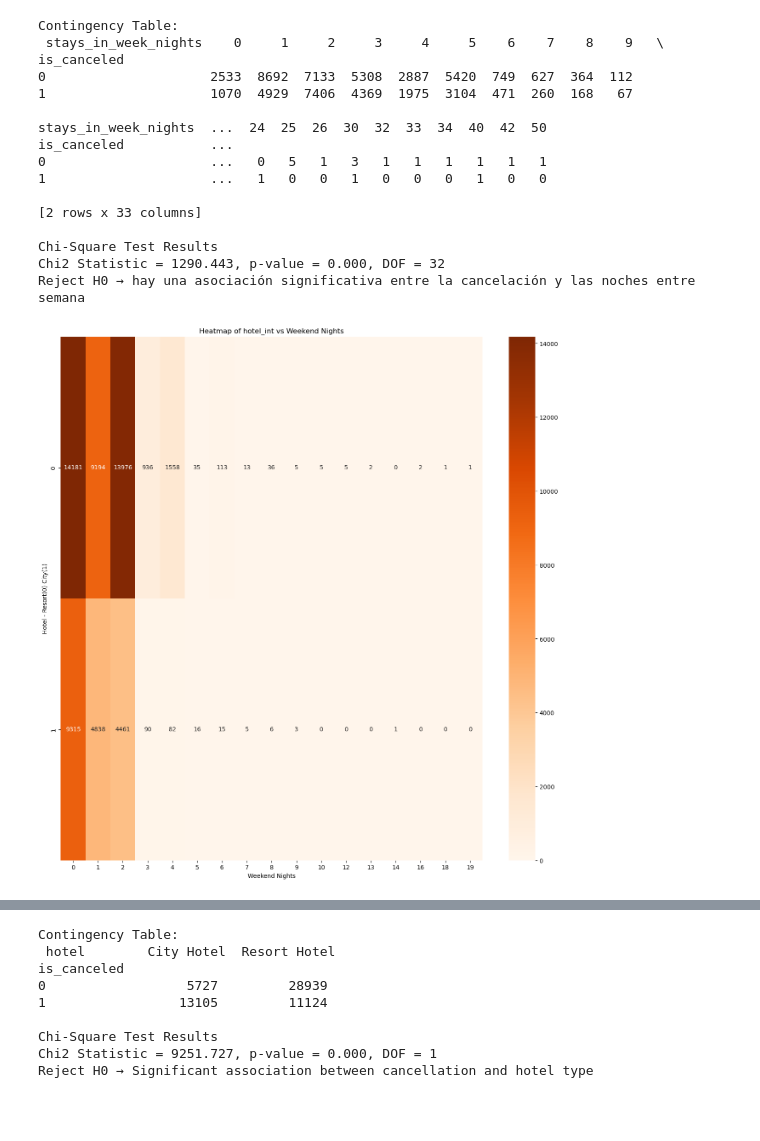
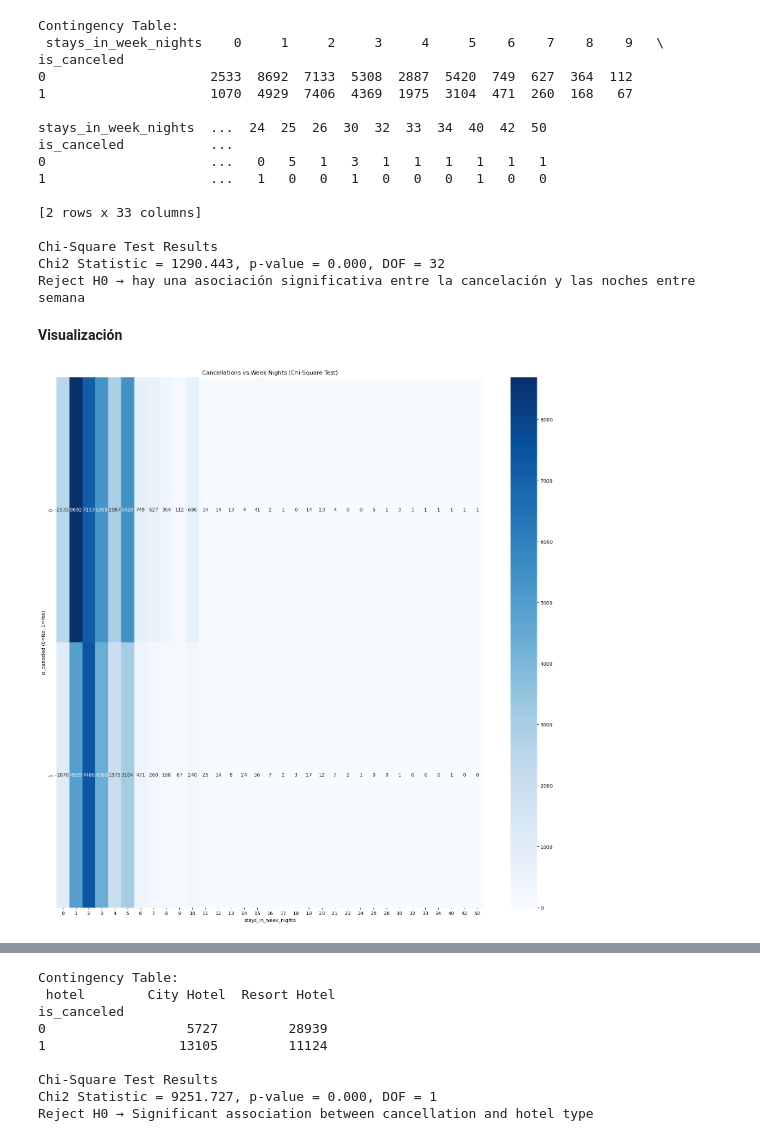
Before and after one commit to CatGelvez01/Ciencia_de_datos_aplicada_taller-1, a Jupyter notebook: taller1.ipynb, the cells around one changed output, grey strips where cells are left out. Saved outputs shown, nothing was run; the diff lists cells and outputs as text; code cells hidden in the pictures; blank space fills up the shorter version.

```diff
--- a/taller1.ipynb
+++ b/taller1.ipynb
@@ -565,18 +585,15 @@ is_canceled           ...
 Chi-Square Test Results
 Chi2 Statistic = 1290.443, p-value = 0.000, DOF = 32
 Reject H0 → hay una asociación significativa entre la cancelación y las noches entre semana
-# %%
-#Visualización de la tabla de contingencia heatmap
-ct = pd.crosstab(data["hotel_int"], data["stays_in_weekend_nights"])
-plt.figure(figsize=(16,16))
-sns.heatmap(ct,
-            annot=True,
-            fmt="d",
-            cmap="Oranges",
-            annot_kws={"size": 10})
-plt.title("Heatmap of hotel_int vs Weekend Nights")
-plt.xlabel("Weekend Nights")
-plt.ylabel("Hotel - Resort(0) City(1)")
-plt.show()
-# %% [output]
-[figure, removed]
+# %% [markdown]
+**Visualización**
+# %%
+#Visualización de la tabla de contingencia
+plt.figure(figsize=(20,20))
+sns.heatmap(contingency_table, annot=True, fmt="d", cmap="Blues")
+plt.title("Cancellations vs Week Nights (Chi-Square Test)")
+plt.ylabel("is_canceled (0=No, 1=Yes)")
+plt.xlabel("stays_in_week_nights")
+plt.show()
+# %% [output]
+[figure, added]
```
Also changed, not shown: parts of 27 cells of this notebook.
